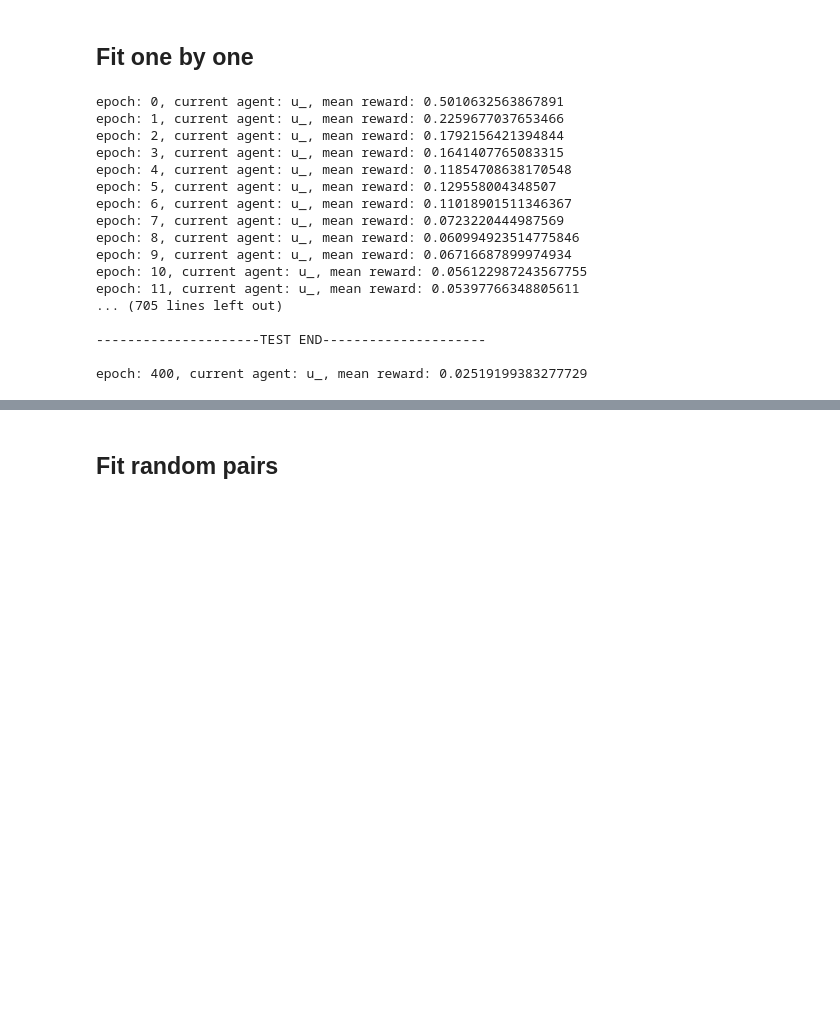
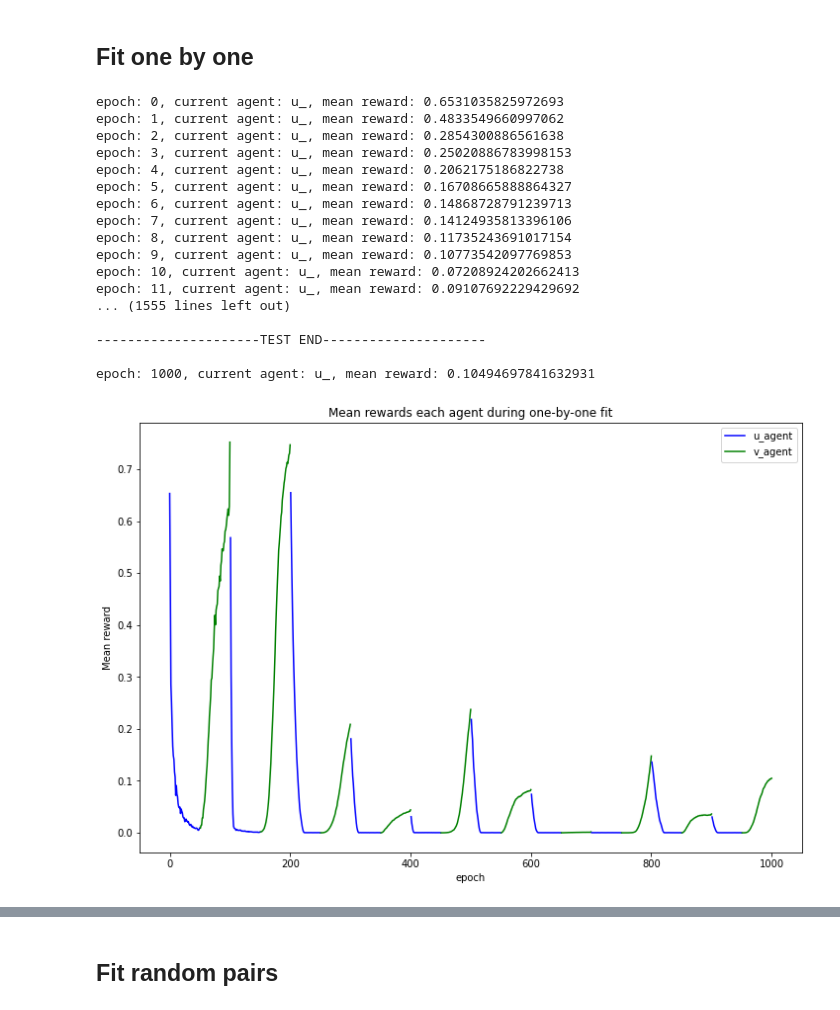
Before and after one commit to LiableFish/RL_Practise, a Jupyter notebook: UnequalGame/UnequalGameImplementation.ipynb, the cells around one changed output, grey strips where cells are left out. Saved outputs shown, nothing was run; the diff lists cells and outputs as text; code cells hidden in the pictures; blank space fills up the shorter version.

```diff
--- a/UnequalGame/UnequalGameImplementation.ipynb
+++ b/UnequalGame/UnequalGameImplementation.ipynb
@@ -488,23 +488,39 @@ v_agent_one_by_one = CCEMAgent((2,), (1,), percentile_param=90, action_max=env.v
 # %%
 u_fit_agent_one_by_one, mean_rewards_one_by_one, test_rewards_one_by_one =\
 fit_agents_one_by_one(u_agent_one_by_one, v_agent_one_by_one, env, \
-                       n_epochs=401, n_sessions=100, n_iter_for_fit=20, epsilon=-1, n_iter_debug=80)
+                       n_epochs=1001, n_sessions=100, n_iter_for_fit=50, epsilon=-1, n_iter_debug=200)
 # %% [output]
-epoch: 0, current agent: u_, mean reward: 0.5010632563867891
-epoch: 1, current agent: u_, mean reward: 0.2259677037653466
-epoch: 2, current agent: u_, mean reward: 0.1792156421394844
-epoch: 3, current agent: u_, mean reward: 0.1641407765083315
-epoch: 4, current agent: u_, mean reward: 0.11854708638170548
-epoch: 5, current agent: u_, mean reward: 0.129558004348507
-epoch: 6, current agent: u_, mean reward: 0.11018901511346367
-epoch: 7, current agent: u_, mean reward: 0.0723220444987569
-epoch: 8, current agent: u_, mean reward: 0.060994923514775846
-epoch: 9, current agent: u_, mean reward: 0.06716687899974934
-epoch: 10, current agent: u_, mean reward: 0.056122987243567755
-epoch: 11, current agent: u_, mean reward: 0.05397766348805611
-... (705 lines left out)
+epoch: 0, current agent: u_, mean reward: 0.6531035825972693
+epoch: 1, current agent: u_, mean reward: 0.4833549660997062
+epoch: 2, current agent: u_, mean reward: 0.2854300886561638
+epoch: 3, current agent: u_, mean reward: 0.25020886783998153
+epoch: 4, current agent: u_, mean reward: 0.2062175186822738
+epoch: 5, current agent: u_, mean reward: 0.16708665888864327
+epoch: 6, current agent: u_, mean reward: 0.14868728791239713
+epoch: 7, current agent: u_, mean reward: 0.14124935813396106
+epoch: 8, current agent: u_, mean reward: 0.11735243691017154
+epoch: 9, current agent: u_, mean reward: 0.10773542097769853
+epoch: 10, current agent: u_, mean reward: 0.07208924202662413
+epoch: 11, current agent: u_, mean reward: 0.09107692229429692
+... (1555 lines left out)
 
 ---------------------TEST END---------------------
 
-epoch: 400, current agent: u_, mean reward: 0.02519199383277729
+epoch: 1000, current agent: u_, mean reward: 0.10494697841632931
+# %%
+_, ax = plt.subplots(figsize=(12, 8))
+c = 'b'
+l = 0
+for rewards in np.array_split(mean_rewards_one_by_one, 20):
+    ax.plot(range(l, l + len(rewards)), rewards, color=c)
+    l = l + len(rewards)
+    c = 'b' if c=='g' else 'g'
+    ax.set_xlabel('epoch')
+    ax.set_ylabel('Mean reward')
+    ax.set_title(f'Mean rewards each agent during one-by-one fit')
+    ax.legend(labels=['u_agent', 'v_agent'])
+    ax.grid()
+plt.show()
+# %% [output]
+[figure, added]
 # %%
```
Also changed, not shown: parts of 12 cells of this notebook.
